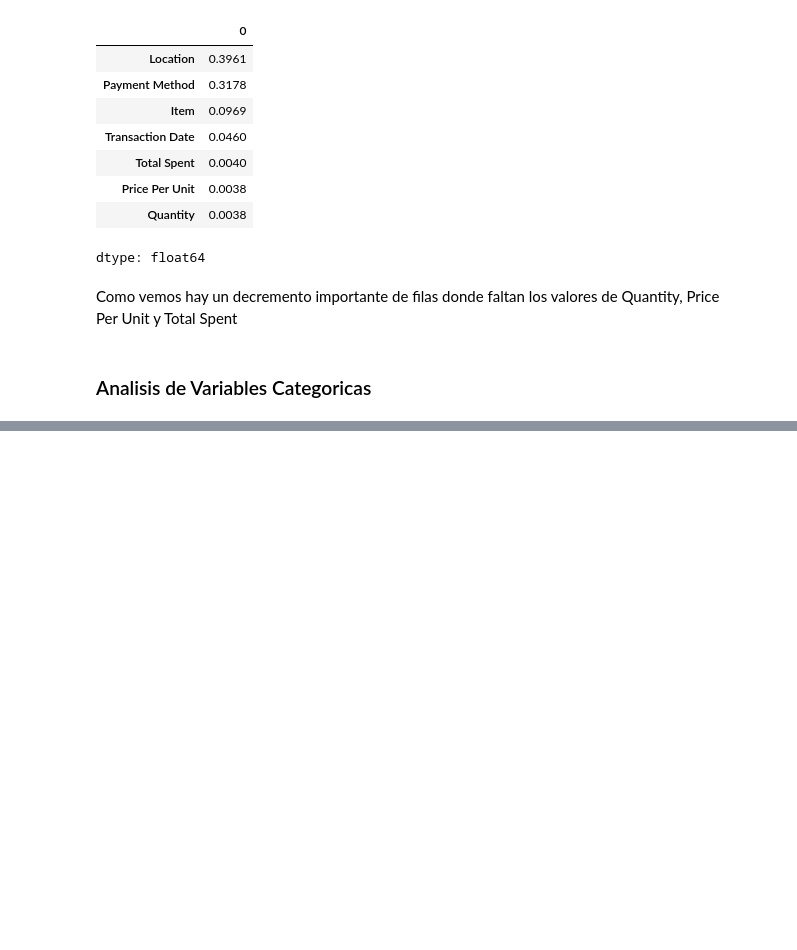
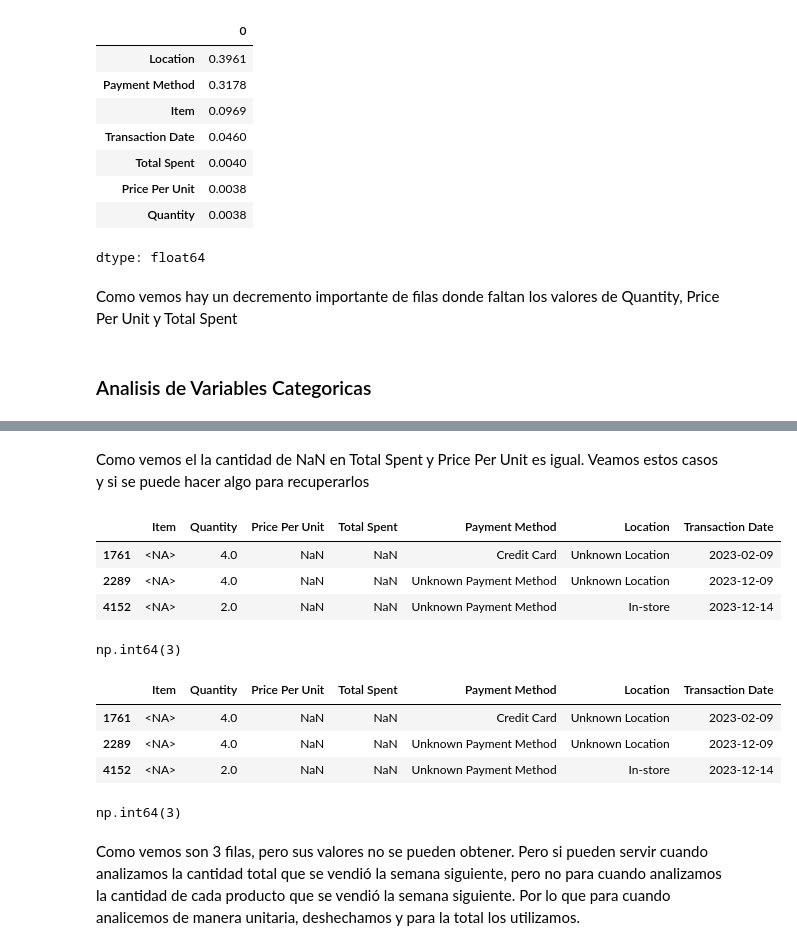
Before and after one commit to MauricioLlugdar/CoffeeShop-Sales, a Jupyter notebook: 01_CoffeeShopSales_Analysis_Exploration_Cleaning.ipynb, the cells around one changed output, grey strips where cells are left out. Drawn from its saved outputs; the diff is of its cells as text; code cells hidden in the pictures; blank space fills up the shorter version.

```diff
--- a/01_CoffeeShopSales_Analysis_Exploration_Cleaning.ipynb
+++ b/01_CoffeeShopSales_Analysis_Exploration_Cleaning.ipynb
@@ -328,0 +363,3 @@ Y por último, la feature transaction Date nos es escencial para nuestra predicc
+# %%
+df = df.dropna(subset=['Quantity'])
+df.isna().mean().sort_values(ascending=False)
@@ -328,0 +429,26 @@ Y por último, la feature transaction Date nos es escencial para nuestra predicc
+# %% [markdown]
+Como vemos el la cantidad de NaN en Total Spent y Price Per Unit es igual. Veamos estos casos y si se puede hacer algo para recuperarlos
+# %%
+df.loc[df["Price Per Unit"].isna()].head()
+# %% [output]
+|  | Item | Quantity | Price Per Unit | Total Spent | Payment Method | Location | Transaction Date |
+| 1761 | <NA> | 4.0 | NaN | NaN | Credit Card | Unknown Location | 2023-02-09 |
+| 2289 | <NA> | 4.0 | NaN | NaN | Unknown Payment Method | Unknown Location | 2023-12-09 |
+| 4152 | <NA> | 2.0 | NaN | NaN | Unknown Payment Method | In-store | 2023-12-14 |
+# %%
+df["Price Per Unit"].isna().sum()
+# %% [output]
+np.int64(3)
+# %%
+df.loc[df["Total Spent"].isna()].head()
+# %% [output]
+|  | Item | Quantity | Price Per Unit | Total Spent | Payment Method | Location | Transaction Date |
+| 1761 | <NA> | 4.0 | NaN | NaN | Credit Card | Unknown Location | 2023-02-09 |
+| 2289 | <NA> | 4.0 | NaN | NaN | Unknown Payment Method | Unknown Location | 2023-12-09 |
+| 4152 | <NA> | 2.0 | NaN | NaN | Unknown Payment Method | In-store | 2023-12-14 |
+# %%
+df["Total Spent"].isna().sum()
+# %% [output]
+np.int64(3)
+# %% [markdown]
+Como vemos son 3 filas, pero sus valores no se pueden obtener. Pero si pueden servir cuando analizamos la cantidad total que se vendió la semana siguiente, pero no para cuando analizamos la cantidad de cada producto que se vendió la semana siguiente. Por lo que para cuando analicemos de manera unitaria, deshechamos y para la total los utilizamos.
```
Also changed, not shown: parts of 25 cells of this notebook.
